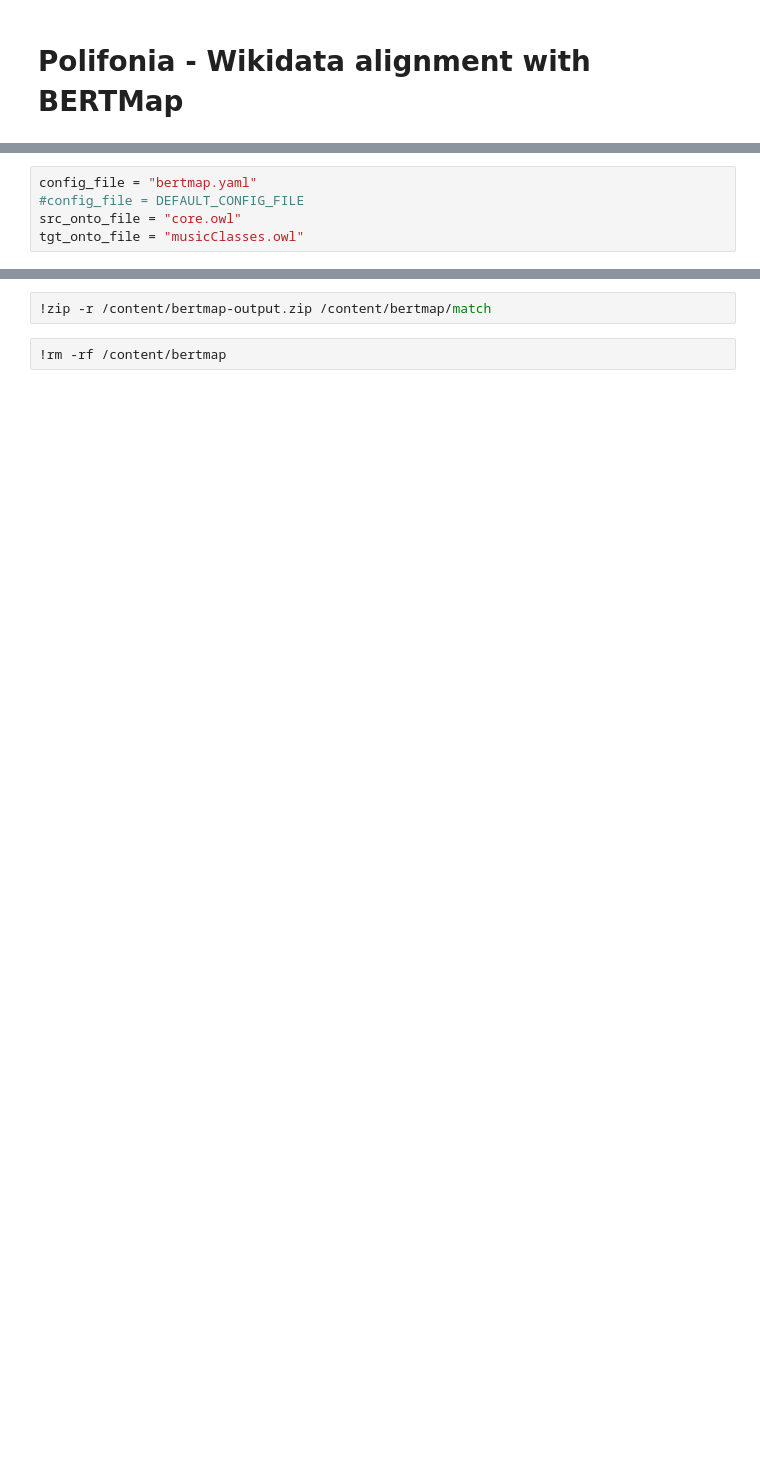
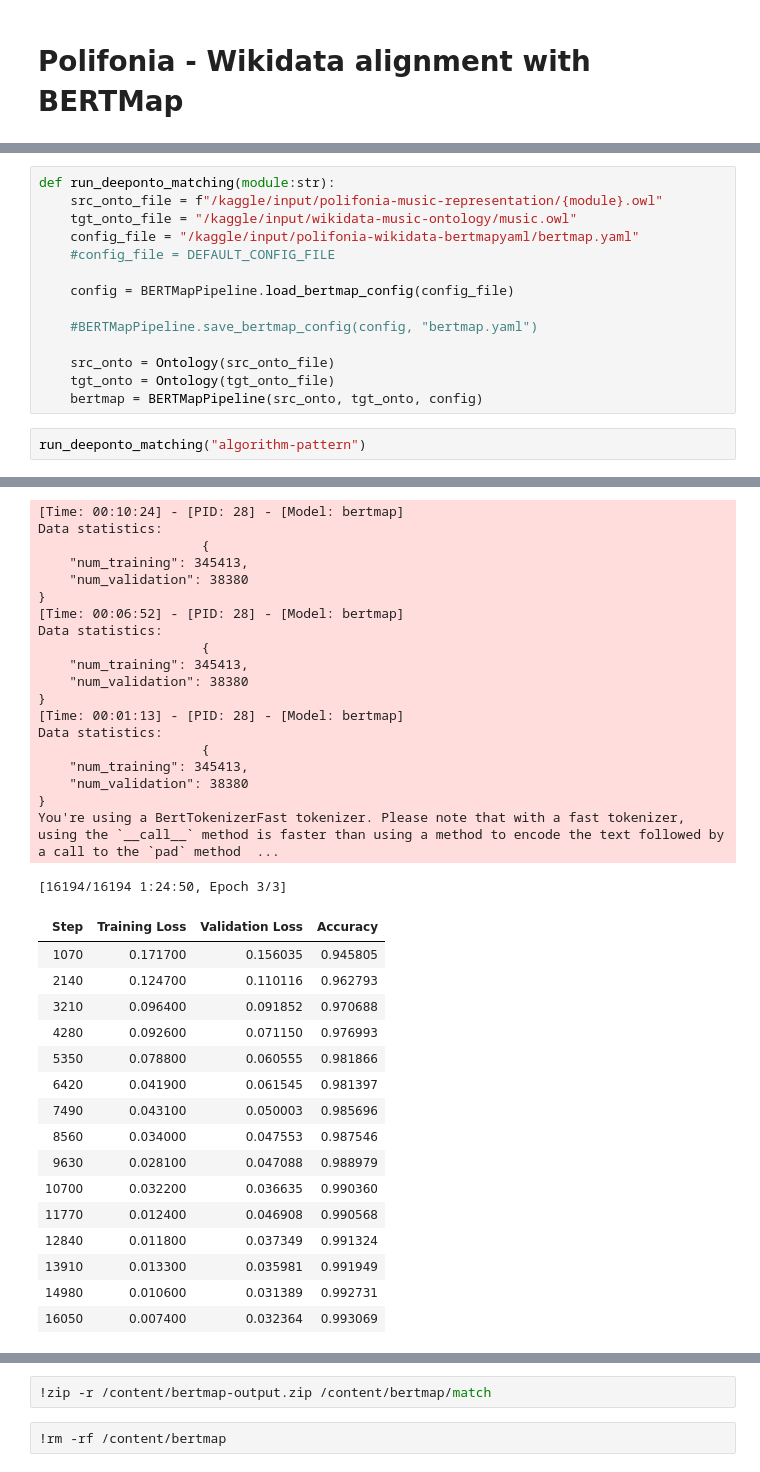
Before and after one commit to Danysan1/unibo-ke-matching-ontologies, a Jupyter notebook: wikidata/bertmap_match.ipynb, the cells around one changed output, grey strips where cells are left out. Drawn from its saved outputs; the diff is of its cells as text; blank space fills up the shorter version.

Commit message:
Update matching notebook

```diff
--- a/wikidata/bertmap_match.ipynb
+++ b/wikidata/bertmap_match.ipynb
@@ -35,5 +47,0 @@ JVM started successfully.
-# %%
-config_file = "bertmap.yaml"
-#config_file = DEFAULT_CONFIG_FILE
-src_onto_file = "core.owl"
-tgt_onto_file = "musicClasses.owl"
@@ -116,0 +48,17 @@ You're using a BertTokenizerFast tokenizer. Please note that with a fast tokeniz
+# %%
+def run_deeponto_matching(module:str):
+    src_onto_file = f"/kaggle/input/polifonia-music-representation/{module}.owl"
+    tgt_onto_file = "/kaggle/input/wikidata-music-ontology/music.owl"
+    config_file = "/kaggle/input/polifonia-wikidata-bertmapyaml/bertmap.yaml"
+    #config_file = DEFAULT_CONFIG_FILE
+
+    config = BERTMapPipeline.load_bertmap_config(config_file)
+
+    #BERTMapPipeline.save_bertmap_config(config, "bertmap.yaml")
+
+    src_onto = Ontology(src_onto_file)
+    tgt_onto = Ontology(tgt_onto_file)
+    bertmap = BERTMapPipeline(src_onto, tgt_onto, config)
+# %%
+run_deeponto_matching("algorithm-pattern")
+# %% [output]
@@ -116,0 +88,36 @@ You're using a BertTokenizerFast tokenizer. Please note that with a fast tokeniz
+[Time: 00:10:24] - [PID: 28] - [Model: bertmap]
+Data statistics:
+                     {
+    "num_training": 345413,
+    "num_validation": 38380
+}
+[Time: 00:06:52] - [PID: 28] - [Model: bertmap]
+Data statistics:
+                     {
+    "num_training": 345413,
+    "num_validation": 38380
+}
+[Time: 00:01:13] - [PID: 28] - [Model: bertmap]
+Data statistics:
+                     {
+    "num_training": 345413,
+    "num_validation": 38380
+}
+You're using a BertTokenizerFast tokenizer. Please note that with a fast tokenizer, using the `__call__` method is faster than using a method to encode the text followed by a call to the `pad` method  ...
+[16194/16194 1:24:50, Epoch 3/3]
+| Step | Training Loss | Validation Loss | Accuracy |
+| 1070 | 0.171700 | 0.156035 | 0.945805 |
+| 2140 | 0.124700 | 0.110116 | 0.962793 |
+| 3210 | 0.096400 | 0.091852 | 0.970688 |
+| 4280 | 0.092600 | 0.071150 | 0.976993 |
+| 5350 | 0.078800 | 0.060555 | 0.981866 |
+| 6420 | 0.041900 | 0.061545 | 0.981397 |
+| 7490 | 0.043100 | 0.050003 | 0.985696 |
+| 8560 | 0.034000 | 0.047553 | 0.987546 |
+| 9630 | 0.028100 | 0.047088 | 0.988979 |
+| 10700 | 0.032200 | 0.036635 | 0.990360 |
+| 11770 | 0.012400 | 0.046908 | 0.990568 |
+| 12840 | 0.011800 | 0.037349 | 0.991324 |
+| 13910 | 0.013300 | 0.035981 | 0.991949 |
+| 14980 | 0.010600 | 0.031389 | 0.992731 |
+| 16050 | 0.007400 | 0.032364 | 0.993069 |
```
Also changed, not shown: parts of 13 cells of this notebook, 5 other files.
